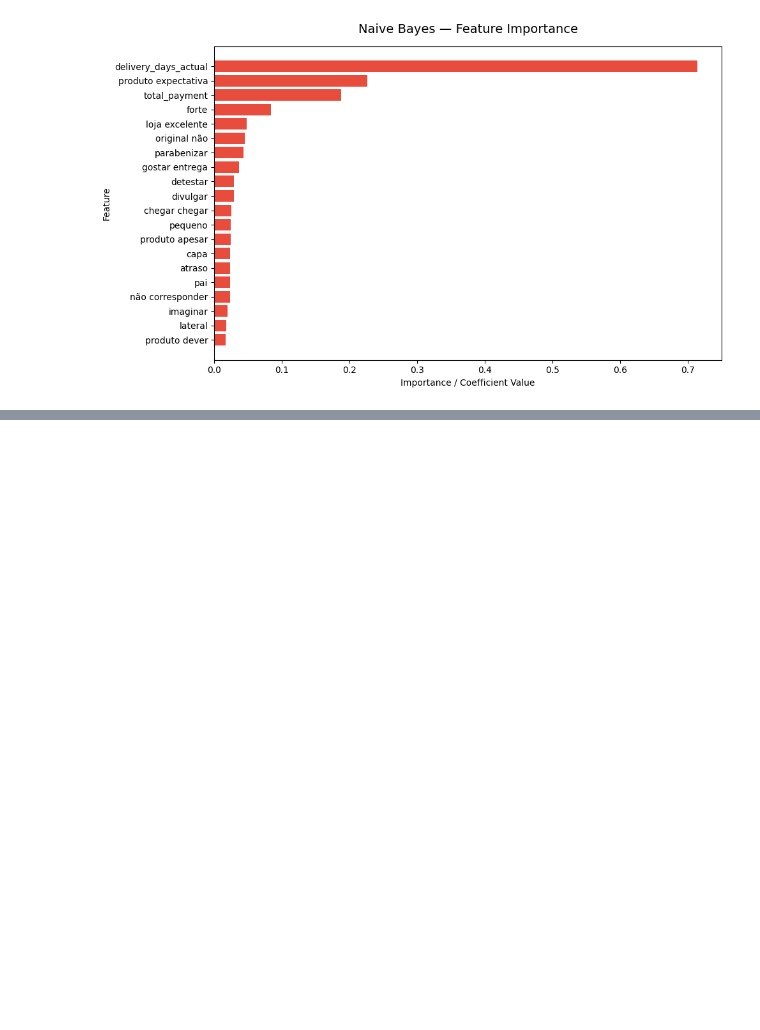
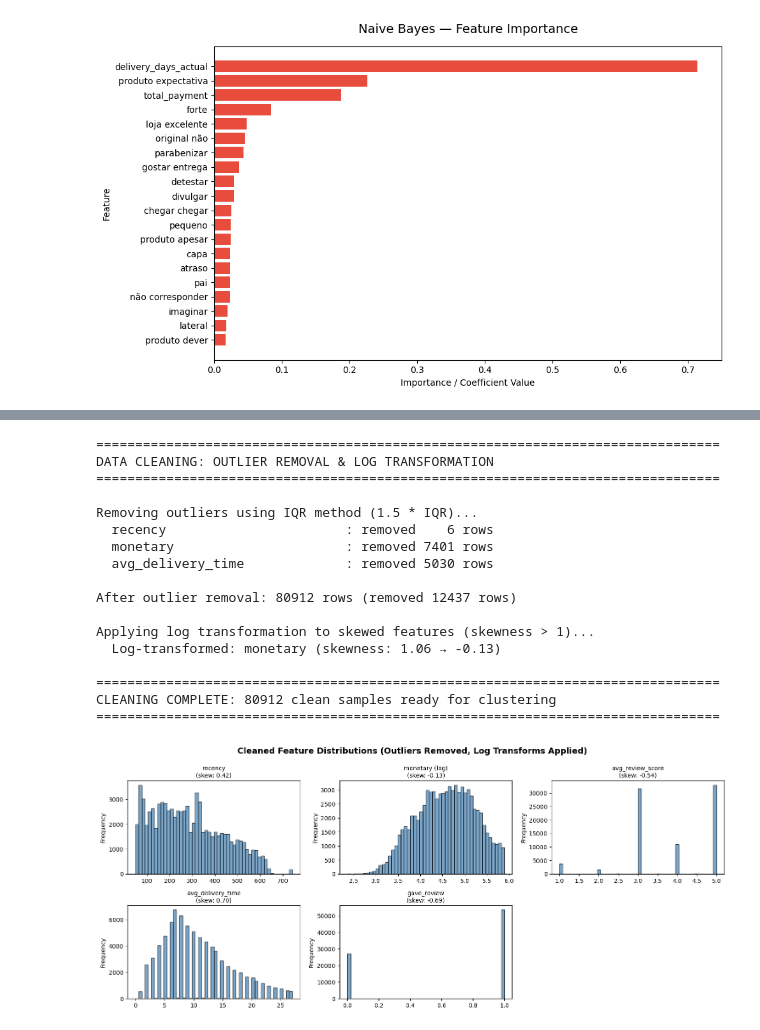
Before and after one commit to NitoBoritto/Olist_Data_Department, a Jupyter notebook: notebooks/modeling.ipynb, the cells around one changed output, grey strips where cells are left out. Saved outputs shown, nothing was run; the diff lists cells and outputs as text; code cells hidden in the pictures; blank space fills up the shorter version.

```diff
--- a/notebooks/modeling.ipynb
+++ b/notebooks/modeling.ipynb
@@ -452,0 +602,80 @@ plot_feature_importance(
+# %%
+# Data Cleaning: Remove Outliers & Apply Log Transforms
+print("=" * 80)
+print("DATA CLEANING: OUTLIER REMOVAL & LOG TRANSFORMATION")
+print("=" * 80)
+
+cluster_df_clean = cluster_df.copy()
+
+# Step 1: Remove extreme outliers using IQR method
+print("\nRemoving outliers using IQR method (1.5 * IQR)...")
+initial_len = len(cluster_df_clean)
+
+for col in cluster_df_clean.columns:
+    q1 = cluster_df_clean[col].quantile(0.25)
+    q3 = cluster_df_clean[col].quantile(0.75)
+    iqr = q3 - q1
+    lower = q1 - 1.5 * iqr
+    upper = q3 + 1.5 * iqr
+
+    mask = (cluster_df_clean[col] >= lower) & (cluster_df_clean[col] <= upper)
+    cluster_df_clean = cluster_df_clean[mask]
+
+    n_removed = initial_len - len(cluster_df_clean)
+    if n_removed > 0:
+        print(f"  {col:30s}: removed {initial_len - len(cluster_df_clean):4d} rows")
+    initial_len = len(cluster_df_clean)
+
+print(f"\nAfter outlier removal: {len(cluster_df_clean)} rows (removed {len(cluster_df) - len(cluster_df_clean)} rows)")
+
+# Step 2: Apply log transformation to right-skewed features (skewness > 1)
+print("\nApplying log transformation to skewed features (skewness > 1)...")
+log_transform_cols = []
+
+for col in ['monetary', 'avg_delivery_time']:
+    skew = cluster_df_clean[col].skew()
+    if skew > 1 and cluster_df_clean[col].min() > 0:  # Only log-transform positive values
+        cluster_df_clean[col] = np.log1p(cluster_df_clean[col])  # log1p handles 0 values
+        log_transform_cols.append(col)
+        print(f"  Log-transformed: {col} (skewness: {skew:.2f} → {cluster_df_clean[col].skew():.2f})")
+
+print("\n" + "=" * 80)
+print(f"CLEANING COMPLETE: {len(cluster_df_clean)} clean samples ready for clustering")
+print("=" * 80)
+
+# Visualize cleaned distributions
+fig, axes = plt.subplots(4, 3, figsize=(15, 12))
+axes = axes.flatten()
+
+for idx, col in enumerate(cluster_df_clean.columns):
+    axes[idx].hist(cluster_df_clean[col], bins=50, edgecolor='black', alpha=0.7, color='steelblue')
+    label = f'{col} (log)' if col in log_transform_cols else col
+    axes[idx].set_title(f'{label}\n(skew: {cluster_df_clean[col].skew():.2f})', fontsize=10)
+    axes[idx].set_ylabel('Frequency')
+
+for idx in range(len(cluster_df_clean.columns), len(axes)):
+    axes[idx].set_visible(False)
+
+plt.suptitle('Cleaned Feature Distributions (Outliers Removed, Log Transforms Applied)',
+             fontsize=14, fontweight='bold', y=0.995)
+plt.tight_layout()
+plt.show()
+# %% [output]
+================================================================================
+DATA CLEANING: OUTLIER REMOVAL & LOG TRANSFORMATION
+================================================================================
+
+Removing outliers using IQR method (1.5 * IQR)...
+  recency                       : removed    6 rows
+  monetary                      : removed 7401 rows
+  avg_delivery_time             : removed 5030 rows
+
+After outlier removal: 80912 rows (removed 12437 rows)
+
+Applying log transformation to skewed features (skewness > 1)...
+  Log-transformed: monetary (skewness: 1.06 → -0.13)
+
+================================================================================
+CLEANING COMPLETE: 80912 clean samples ready for clustering
+================================================================================
+[figure, added]
```
Also changed, not shown: parts of 29 cells of this notebook, 3 other files.
